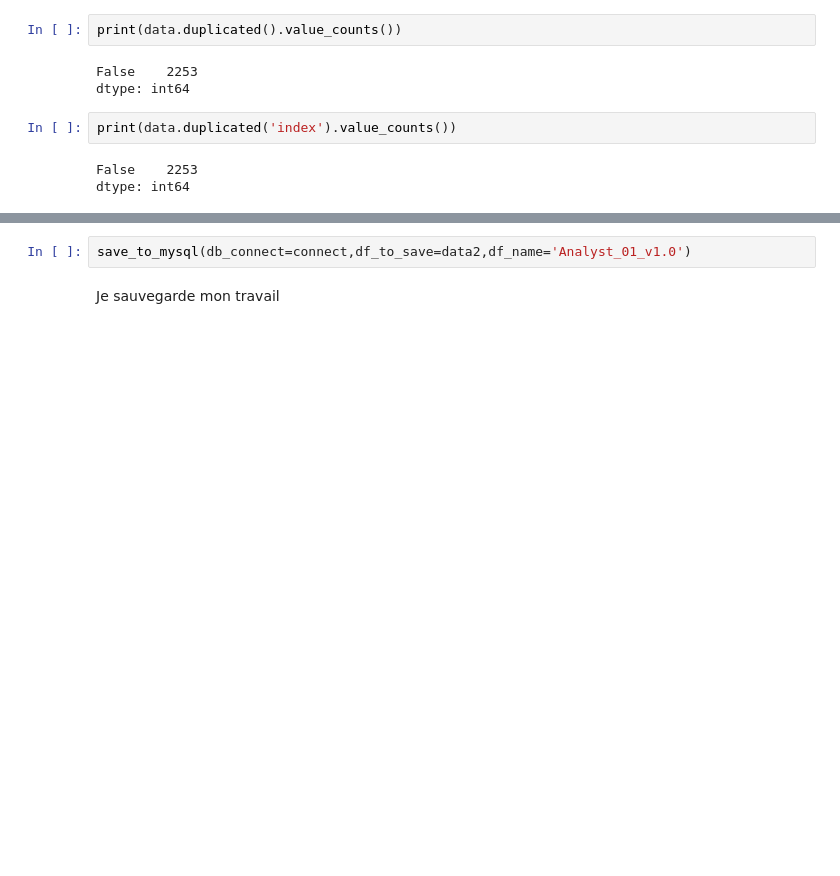
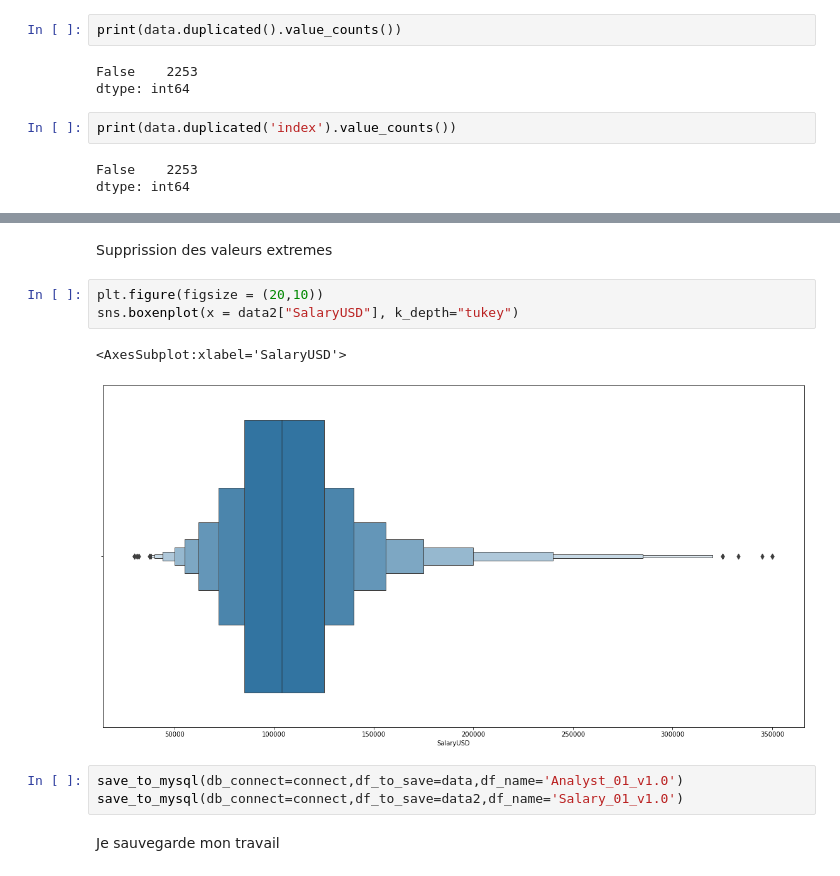
Before and after one commit to fberrabah/TheAmericanDream, a Jupyter notebook: notebook/Carreer_cleaning.ipynb, the cells around one changed output, grey strips where cells are left out. Cells and saved outputs as stored; diff of their text form; blank space fills up the shorter version.

```diff
--- a/notebook/Carreer_cleaning.ipynb
+++ b/notebook/Carreer_cleaning.ipynb
@@ -234,4 +253,13 @@ NameError: name 'data2' is not defined
+# %% [markdown]
+Supprission des valeurs extremes
+# %%
+plt.figure(figsize = (20,10))
+sns.boxenplot(x = data2["SalaryUSD"], k_depth="tukey")
+# %% [output]
+<AxesSubplot:xlabel='SalaryUSD'>
+[figure, added]
 # %%
-save_to_mysql(db_connect=connect,df_to_save=data2,df_name='Analyst_01_v1.0')
+save_to_mysql(db_connect=connect,df_to_save=data,df_name='Analyst_01_v1.0')
+save_to_mysql(db_connect=connect,df_to_save=data2,df_name='Salary_01_v1.0')
 # %% [markdown]
 Je sauvegarde mon travail
```
Also changed, not shown: parts of 7 cells of this notebook, 1 other file.
